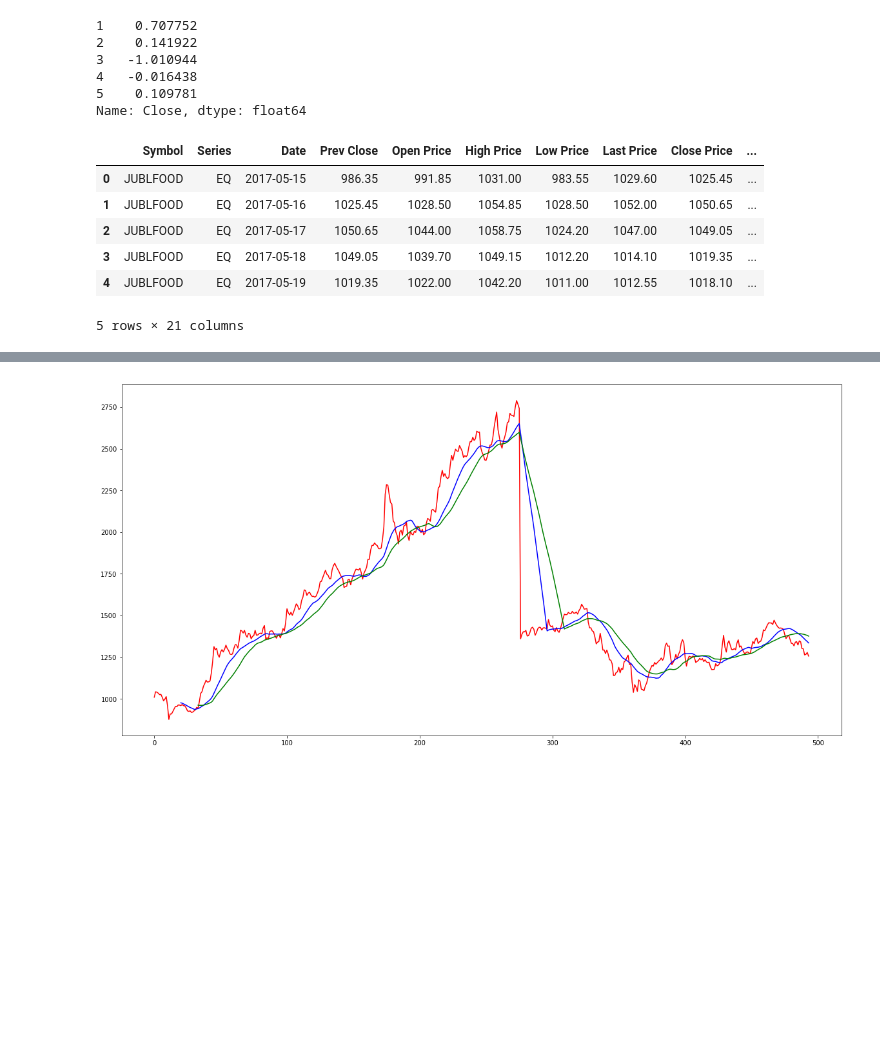
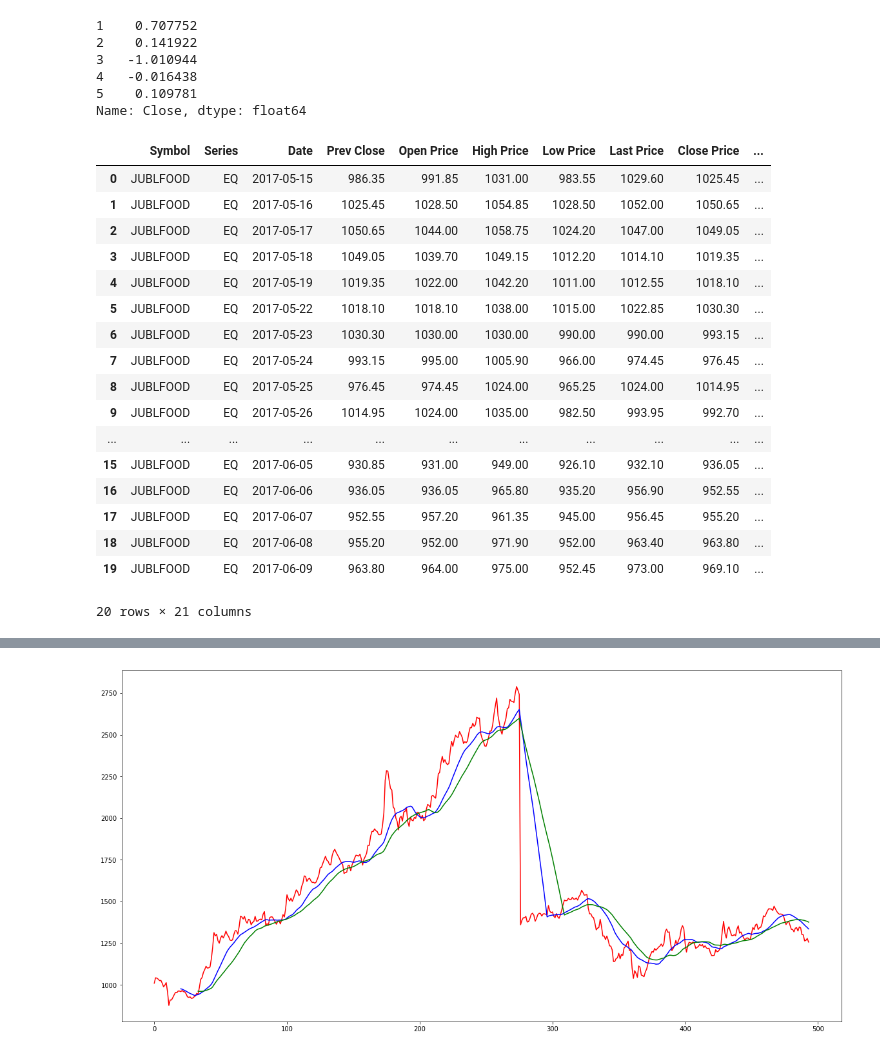
Before and after one commit to Juhi1201/Machine-Learning-Internship, a Jupyter notebook: Module 2- Plotting in Financial Markets.ipynb, the cells around one changed output, grey strips where cells are left out. Drawn from its saved outputs; the diff is of its cells as text; code cells hidden in the pictures; blank space fills up the shorter version.

```diff
--- a/Module 2- Plotting in Financial Markets.ipynb
+++ b/Module 2- Plotting in Financial Markets.ipynb
@@ -246,15 +274,26 @@ Name: Close, dtype: float64
 # %%
 nifty_pct = nifty_cp.rolling(window=7,center=False).std()
 train2['Beta'] = nifty_pct
-train2.head()
+train2.head(20)
 # %% [output]
 |  | Symbol | Series | Date | Prev Close | Open Price | High Price | Low Price | Last Price | Close Price | ... |
 | 0 | JUBLFOOD | EQ | 2017-05-15 | 986.35 | 991.85 | 1031.00 | 983.55 | 1029.60 | 1025.45 | ... |
 | 1 | JUBLFOOD | EQ | 2017-05-16 | 1025.45 | 1028.50 | 1054.85 | 1028.50 | 1052.00 | 1050.65 | ... |
 | 2 | JUBLFOOD | EQ | 2017-05-17 | 1050.65 | 1044.00 | 1058.75 | 1024.20 | 1047.00 | 1049.05 | ... |
 | 3 | JUBLFOOD | EQ | 2017-05-18 | 1049.05 | 1039.70 | 1049.15 | 1012.20 | 1014.10 | 1019.35 | ... |
 | 4 | JUBLFOOD | EQ | 2017-05-19 | 1019.35 | 1022.00 | 1042.20 | 1011.00 | 1012.55 | 1018.10 | ... |
+| 5 | JUBLFOOD | EQ | 2017-05-22 | 1018.10 | 1018.10 | 1038.00 | 1015.00 | 1022.85 | 1030.30 | ... |
+| 6 | JUBLFOOD | EQ | 2017-05-23 | 1030.30 | 1030.00 | 1030.00 | 990.00 | 990.00 | 993.15 | ... |
+| 7 | JUBLFOOD | EQ | 2017-05-24 | 993.15 | 995.00 | 1005.90 | 966.00 | 974.45 | 976.45 | ... |
+| 8 | JUBLFOOD | EQ | 2017-05-25 | 976.45 | 974.45 | 1024.00 | 965.25 | 1024.00 | 1014.95 | ... |
+| 9 | JUBLFOOD | EQ | 2017-05-26 | 1014.95 | 1024.00 | 1035.00 | 982.50 | 993.95 | 992.70 | ... |
+| ... | ... | ... | ... | ... | ... | ... | ... | ... | ... | ... |
+| 15 | JUBLFOOD | EQ | 2017-06-05 | 930.85 | 931.00 | 949.00 | 926.10 | 932.10 | 936.05 | ... |
+| 16 | JUBLFOOD | EQ | 2017-06-06 | 936.05 | 936.05 | 965.80 | 935.20 | 956.90 | 952.55 | ... |
+| 17 | JUBLFOOD | EQ | 2017-06-07 | 952.55 | 957.20 | 961.35 | 945.00 | 956.45 | 955.20 | ... |
+| 18 | JUBLFOOD | EQ | 2017-06-08 | 955.20 | 952.00 | 971.90 | 952.00 | 963.40 | 963.80 | ... |
+| 19 | JUBLFOOD | EQ | 2017-06-09 | 963.80 | 964.00 | 975.00 | 952.45 | 973.00 | 969.10 | ... |
-5 rows × 21 columns
+20 rows × 21 columns
 # %%
 plt.figure(figsize=(20,10))
 nifty_pct.plot(kind='line',color='r')
```
Also changed, not shown: parts of 24 cells of this notebook, 1 other file.
